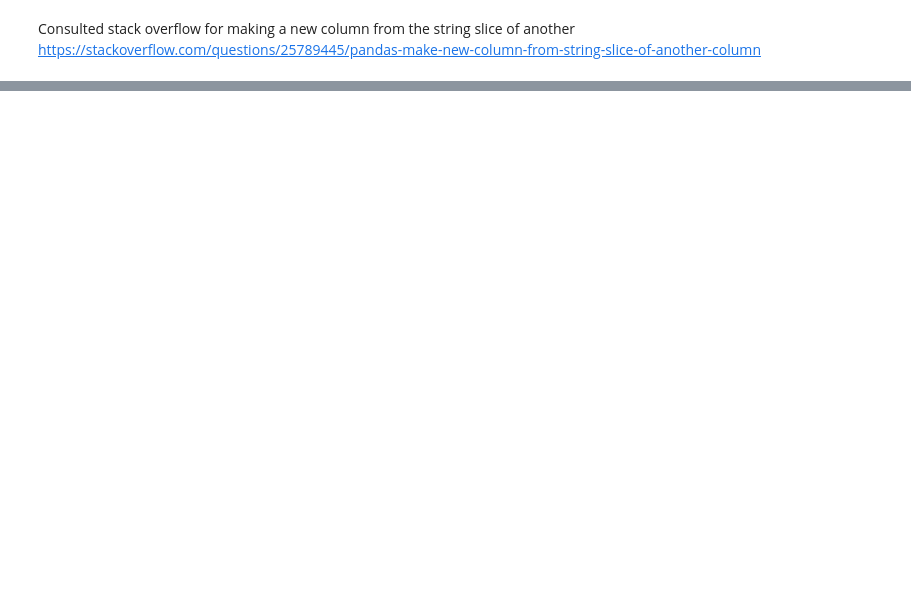
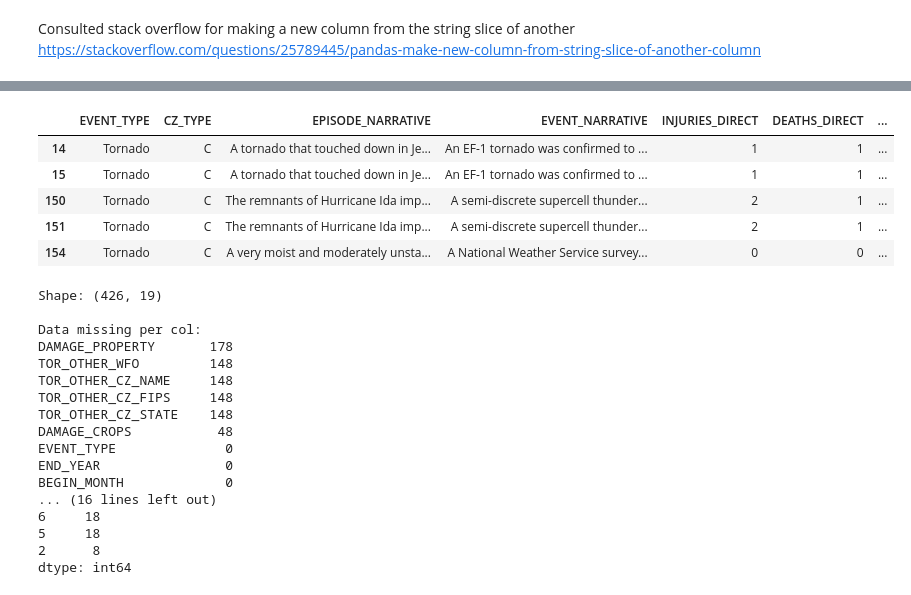
Before and after one commit to dgill218/WeatherDisasters, a Jupyter notebook: weather_disasters.ipynb, the cells around one changed output, grey strips where cells are left out. Cells and saved outputs as stored; diff of their text form; code cells hidden in the pictures; blank space fills up the shorter version.

```diff
--- a/weather_disasters.ipynb
+++ b/weather_disasters.ipynb
@@ -190,15 +202,21 @@ See the caveats in the documentation: https://pandas.pydata.org/pandas-docs/stab
 # %%
 # Change the types of certain columns
-filtered_df["EVENT_TYPE"] = change_col_types(filtered_df, "EVENT_TYPE", pd.StringDtype())
-filtered_df["CZ_TYPE"] = change_col_types(filtered_df, "CZ_TYPE", pd.StringDtype())
-filtered_df["EPISODE_NARRATIVE"] = change_col_types(filtered_df, "EPISODE_NARRATIVE", pd.StringDtype())
-filtered_df["EVENT_NARRATIVE"] = change_col_types(filtered_df, "EVENT_NARRATIVE", pd.StringDtype())
-filtered_df["DAMAGE_PROPERTY"] = change_col_types(filtered_df, "DAMAGE_PROPERTY", pd.StringDtype())
-filtered_df["DAMAGE_CROPS"] = change_col_types(filtered_df, "DAMAGE_CROPS", pd.StringDtype())
-filtered_df["BEGIN_YEAR"] = change_col_types(filtered_df, "BEGIN_YEAR", int)
-filtered_df["BEGIN_MONTH"] = change_col_types(filtered_df, "BEGIN_MONTH", int)
-filtered_df["END_YEAR"] = change_col_types(filtered_df, "END_YEAR", int)
-filtered_df["END_MONTH"] = change_col_types(filtered_df, "END_MONTH", int)
+dtype_dict = {"EVENT_TYPE":pd.StringDtype(),
+              "CZ_TYPE": pd.StringDtype(),
+              "EPISODE_NARRATIVE":pd.StringDtype(),
+              "EVENT_NARRATIVE":pd.StringDtype(),
+              "TOR_F_SCALE":pd.StringDtype(),
+              "TOR_LENGTH":float,
+              "TOR_WIDTH":float,
+              "TOR_OTHER_WFO":pd.StringDtype(),
+              "TOR_OTHER_CZ_STATE":pd.StringDtype(),
+              "TOR_OTHER_CZ_FIPS":float,
+              "TOR_OTHER_CZ_NAME":pd.StringDtype(),
+              "BEGIN_YEAR":int,
+              "BEGIN_MONTH":int,
+              "END_YEAR":int,
+              "END_MONTH":int}
 
+filtered_df = filtered_df.astype(dtype_dict)
 print(filtered_df.dtypes)
 # %% [output]
@@ -299,0 +281,30 @@ Length: 180, dtype: int64
+# %%
+# Filter the df by tornadoes, and gauge the missing values in the tornado df
+tornado_df = filtered_df[filtered_df["EVENT_TYPE"] == "Tornado"]
+display(tornado_df.head(5))
+
+missing_data_eval(tornado_df)
+# %% [output]
+|  | EVENT_TYPE | CZ_TYPE | EPISODE_NARRATIVE | EVENT_NARRATIVE | INJURIES_DIRECT | DEATHS_DIRECT | ... |
+| 14 | Tornado | C | A tornado that touched down in Je... | An EF-1 tornado was confirmed to ... | 1 | 1 | ... |
+| 15 | Tornado | C | A tornado that touched down in Je... | An EF-1 tornado was confirmed to ... | 1 | 1 | ... |
+| 150 | Tornado | C | The remnants of Hurricane Ida imp... | A semi-discrete supercell thunder... | 2 | 1 | ... |
+| 151 | Tornado | C | The remnants of Hurricane Ida imp... | A semi-discrete supercell thunder... | 2 | 1 | ... |
+| 154 | Tornado | C | A very moist and moderately unsta... | A National Weather Service survey... | 0 | 0 | ... |
+Shape: (426, 19)
+
+Data missing per col:
+DAMAGE_PROPERTY       178
+TOR_OTHER_WFO         148
+TOR_OTHER_CZ_NAME     148
+TOR_OTHER_CZ_FIPS     148
+TOR_OTHER_CZ_STATE    148
+DAMAGE_CROPS           48
+EVENT_TYPE              0
+END_YEAR                0
+BEGIN_MONTH             0
+... (16 lines left out)
+6     18
+5     18
+2      8
+dtype: int64
```
Also changed, not shown: parts of 14 cells of this notebook.
